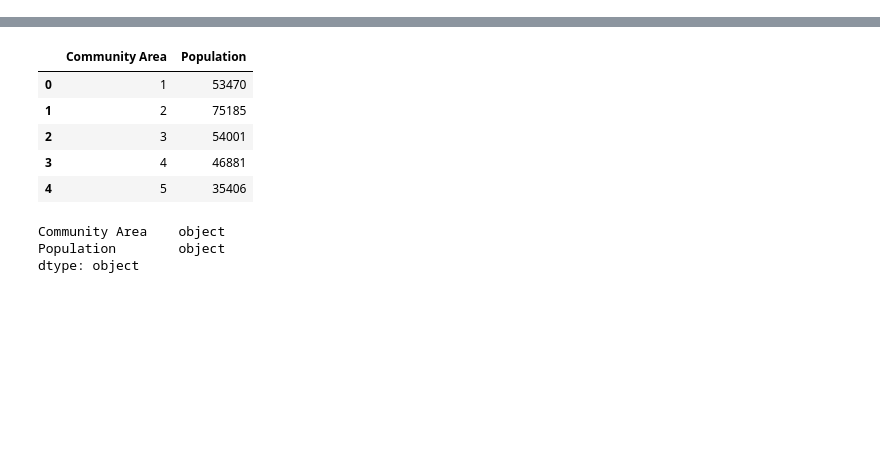
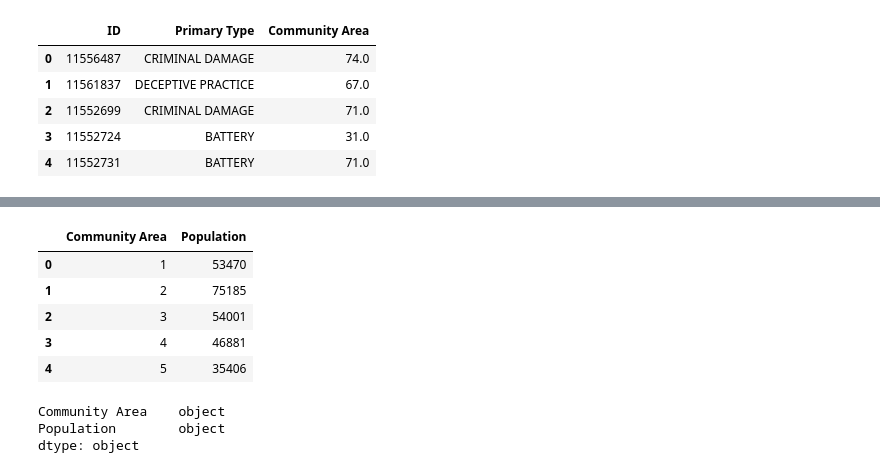
Before and after one commit to chell0011/MMA1, a Jupyter notebook: ETL/ETL.ipynb, the cells around one changed output, grey strips where cells are left out. Drawn from its saved outputs; the diff is of its cells as text; code cells hidden in the pictures; blank space fills up the shorter version.

```diff
--- a/ETL/ETL.ipynb
+++ b/ETL/ETL.ipynb
@@ -162,0 +84,4 @@ grouped_crime_df.head()
+# %%
+#Specify path and read in second dataframe
+crime = "Data/Chi_Crimes2018_All.csv"
+df_crime = pd.read_csv(crime)
@@ -162,0 +111,12 @@ grouped_crime_df.head()
+# %%
+#Condense dataframe to only the columns needed
+df_crime_condense = df_crime[["ID", "Primary Type","Community Area" ]]
+# %%
+df_crime_condense.head()
+# %% [output]
+|  | ID | Primary Type | Community Area |
+| 0 | 11556487 | CRIMINAL DAMAGE | 74.0 |
+| 1 | 11561837 | DECEPTIVE PRACTICE | 67.0 |
+| 2 | 11552699 | CRIMINAL DAMAGE | 71.0 |
+| 3 | 11552724 | BATTERY | 31.0 |
+| 4 | 11552731 | BATTERY | 71.0 |
```
Also changed, not shown: parts of 48 cells of this notebook.
